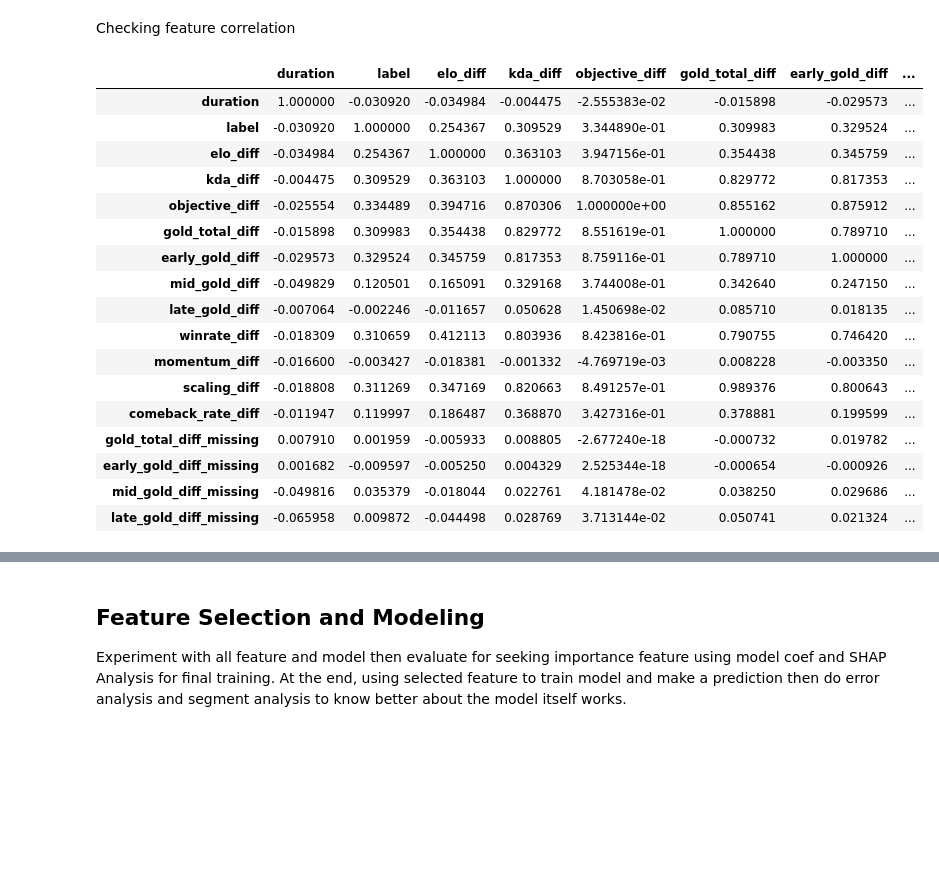
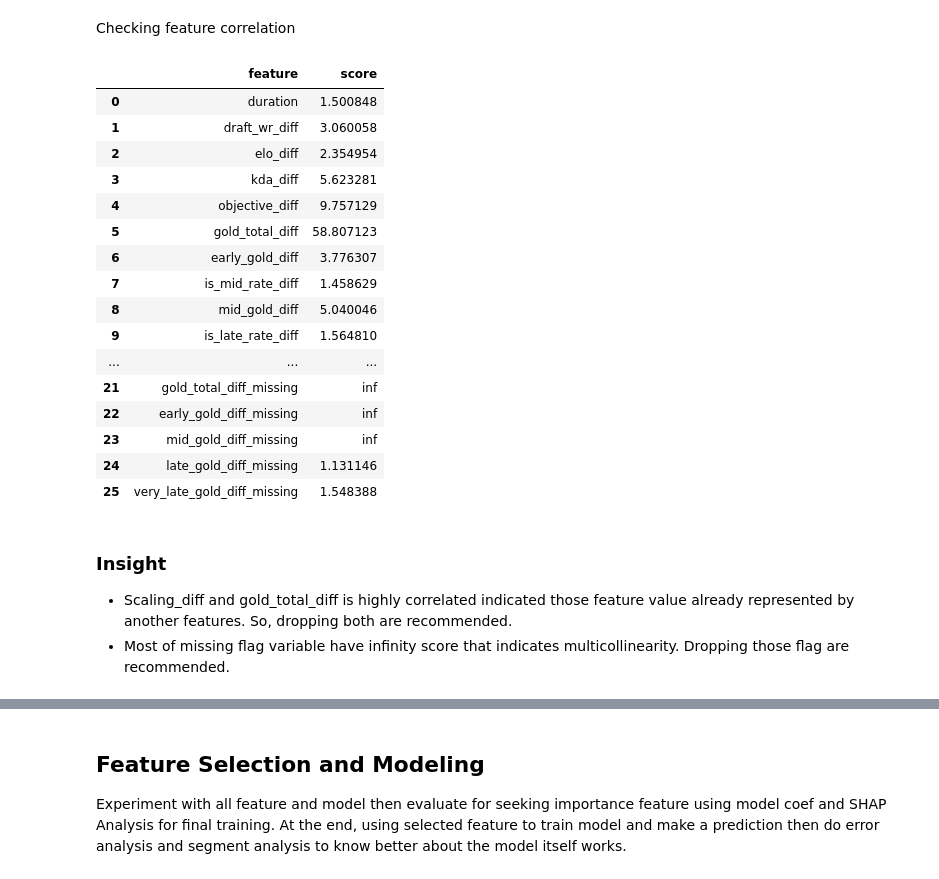
Before and after one commit to imkhlst/End-to-End-MLOps-MWorld-Champions, a Jupyter notebook: notebooks/model_experiments.ipynb, the cells around one changed output, grey strips where cells are left out. Saved outputs shown, nothing was run; the diff lists cells and outputs as text; code cells hidden in the pictures; blank space fills up the shorter version.

```diff
--- a/notebooks/model_experiments.ipynb
+++ b/notebooks/model_experiments.ipynb
@@ -109,13 +231,17 @@ df_games["kda_diff"] = diff_score(
     kda_score(df_games["home_kills"], df_games["home_assists"], df_games["home_deaths"]),
     kda_score(df_games["away_kills"], df_games["away_assists"], df_games["away_deaths"])
 )
-df_games["early_gold_diff"] = diff_score(df_games["home_gold_10mnt"], df_games["home_gold_5mnt"])
-df_games["mid_gold_diff"] = diff_score(df_games["home_gold_15mnt"], df_games["home_gold_10mnt"])
-df_games["late_gold_diff"] = diff_score(df_games["home_gold_20mnt"], df_games["home_gold_15mnt"])
-df_games["home_is_comeback"] = (((df_games["early_gold_diff"] < 0) | (df_games["mid_gold_diff"] < 0) | (df_games["early_gold_diff"] < 0)) & (df_games["home_score"] == 1)).astype(int)
-df_games["home_behind_any_phase"] = ((df_games["early_gold_diff"] < 0) | (df_games["mid_gold_diff"] < 0) | (df_games["late_gold_diff"] < 0)).astype(int)
-df_games["away_is_comeback"] = (((-(df_games["early_gold_diff"]) < 0) | (-(df_games["mid_gold_diff"]) < 0) | (-(df_games["early_gold_diff"]) < 0)) & (df_games["away_score"] == 1)).astype(int)
-df_games["away_behind_any_phase"] = ((-(df_games["early_gold_diff"]) < 0) | (-(df_games["mid_gold_diff"]) < 0) | (-(df_games["late_gold_diff"]) < 0)).astype(int)
+df_games["early_gold_diff"] = df_games["home_gold_5mnt"]
+df_games["is_mid_game"] = (df_games["duration"] >= 10.0).astype(int)
+df_games["mid_gold_diff"] = diff_score(df_games["home_gold_10mnt"], df_games["home_gold_5mnt"])
+df_games["is_late_game"] = (df_games["duration"] >= 15.0).astype(int)
+df_games["late_gold_diff"] = diff_score(df_games["home_gold_15mnt"], df_games["home_gold_10mnt"])
+df_games["is_very_late_game"] = (df_games["duration"] >= 20.0).astype(int)
+df_games["very_late_gold_diff"] = diff_score(df_games["home_gold_20mnt"], df_games["home_gold_15mnt"])
+# df_games["home_is_comeback"] = (((df_games["early_gold_diff"] < 0) | (df_games["mid_gold_diff"] < 0) | (df_games["early_gold_diff"] < 0)) & (df_games["home_score"] == 1)).astype(int)
+# df_games["home_behind_any_phase"] = ((df_games["early_gold_diff"] < 0) | (df_games["mid_gold_diff"] < 0) | (df_games["late_gold_diff"] < 0)).astype(int)
+# df_games["away_is_comeback"] = (((-(df_games["early_gold_diff"]) < 0) | (-(df_games["mid_gold_diff"]) < 0) | (-(df_games["early_gold_diff"]) < 0)) & (df_games["away_score"] == 1)).astype(int)
+# df_games["away_behind_any_phase"] = ((-(df_games["early_gold_diff"]) < 0) | (-(df_games["mid_gold_diff"]) < 0) | (-(df_games["late_gold_diff"]) < 0)).astype(int)
 df_games = df_games.drop(columns=df_games.columns[20:44])
 df_games = df_games.drop(columns=["home_status", "away_status"])
 # %%
@@ -235,9 +388,7 @@ array(['Group Stage', 'Quarterfinals', 'Semifinals', 'Grand Final',
 Merging statitistic score dataset and match statistic from aggregation into a single dataset.
 # %%
 matches_cleaned = df_matches.merge(match_stat_avg, how="left", on="match_keys")
-matches_cleaned = matches_cleaned.drop(columns=[
-    "home_is_comeback", "away_is_comeback", "home_behind_any_phase", "away_behind_any_phase", "home_comeback_rate", "away_comeback_rate", "home_team_y", "away_team_y"
-    ]).rename(columns={
+matches_cleaned = matches_cleaned.drop(columns=["home_team_y", "away_team_y"]).rename(columns={
     "home_team_x": "home_team", "away_team_x": "away_team"
 })
 matches_cleaned
@@ -260,5 +412,5 @@ Load team dataset
 # %%
-df_teams = pd.read_csv(r"E:\End-to-End-MLOps-MWorld-Champions\data\interim\teams.csv")
+df_teams = pd.read_csv(r"E:\End-to-End-ML-MWorld-Champions\data\interim\teams.csv")
 df_teams
 # %% [output]
 |  | team_name | team_region | team_id |
@@ -510,10 +687,10 @@ df_teams.sort_values(by="elo", ascending=False)
 create missing flag for missing values contained in feature
 # %%
 df_final = pd.DataFrame(history)
-for col in ["gold_total_diff", "early_gold_diff", "mid_gold_diff", "late_gold_diff"]: # "early_gold_diff", "mid_gold_diff", "late_gold_diff"
+for col in ["duration", "draft_wr_diff", "kda_diff", "objective_diff", "scaling_diff", "gold_total_diff", "early_gold_diff", "mid_gold_diff", "late_gold_diff", "very_late_gold_diff"]: # "early_gold_diff", "mid_gold_diff", "late_gold_diff"
     df_final[col] = pd.to_numeric(df_final[col], errors="coerce")
     df_final[col + "_missing"] = df_final[col].isna().astype(int)
-    df_final[col] = df_final[col].fillna(df_final[col].median())
+    df_final[col] = df_final[col].fillna(0)
 # df_final.to_csv(r"E:\End-to-End-MLOps-MWorld-Champions\data\processed\matches_stat.csv")
-df_final
+df_final.columns
 # %% [output]
@@ -533,28 +708,30 @@ df_final
 # %% [markdown]
 Checking feature correlation
 # %%
-df_final["duration"] = df_final["duration"].fillna(np.mean(df_final["duration"]), axis=0)
-df_final["kda_diff"] = df_final["kda_diff"].fillna(np.mean(df_final["kda_diff"]), axis=0)
-df_final["objective_diff"] = df_final["objective_diff"].fillna(np.mean(df_final["objective_diff"]), axis=0)
-df_final["scaling_diff"] = df_final["scaling_diff"].fillna(np.mean(df_final["scaling_diff"]), axis=0)
-numerical_feature = df_final.select_dtypes(include=np.number)
-numerical_feature.corr()
+numerical_feature = df_final.select_dtypes(include=np.number).drop(columns="label")
+vif_data = pd.DataFrame()
+vif_data["feature"] = numerical_feature.columns
+vif_data["score"] = [variance_inflation_factor(numerical_feature.values, i) for i in range(numerical_feature.shape[1])]
+vif_data
 # %% [output]
-|  | duration | label | elo_diff | kda_diff | objective_diff | gold_total_diff | early_gold_diff | ... |
-| duration | 1.000000 | -0.030920 | -0.034984 | -0.004475 | -2.555383e-02 | -0.015898 | -0.029573 | ... |
-| label | -0.030920 | 1.000000 | 0.254367 | 0.309529 | 3.344890e-01 | 0.309983 | 0.329524 | ... |
-| elo_diff | -0.034984 | 0.254367 | 1.000000 | 0.363103 | 3.947156e-01 | 0.354438 | 0.345759 | ... |
-| kda_diff | -0.004475 | 0.309529 | 0.363103 | 1.000000 | 8.703058e-01 | 0.829772 | 0.817353 | ... |
-| objective_diff | -0.025554 | 0.334489 | 0.394716 | 0.870306 | 1.000000e+00 | 0.855162 | 0.875912 | ... |
-| gold_total_diff | -0.015898 | 0.309983 | 0.354438 | 0.829772 | 8.551619e-01 | 1.000000 | 0.789710 | ... |
-| early_gold_diff | -0.029573 | 0.329524 | 0.345759 | 0.817353 | 8.759116e-01 | 0.789710 | 1.000000 | ... |
-| mid_gold_diff | -0.049829 | 0.120501 | 0.165091 | 0.329168 | 3.744008e-01 | 0.342640 | 0.247150 | ... |
-| late_gold_diff | -0.007064 | -0.002246 | -0.011657 | 0.050628 | 1.450698e-02 | 0.085710 | 0.018135 | ... |
-| winrate_diff | -0.018309 | 0.310659 | 0.412113 | 0.803936 | 8.423816e-01 | 0.790755 | 0.746420 | ... |
-| momentum_diff | -0.016600 | -0.003427 | -0.018381 | -0.001332 | -4.769719e-03 | 0.008228 | -0.003350 | ... |
-| scaling_diff | -0.018808 | 0.311269 | 0.347169 | 0.820663 | 8.491257e-01 | 0.989376 | 0.800643 | ... |
-| comeback_rate_diff | -0.011947 | 0.119997 | 0.186487 | 0.368870 | 3.427316e-01 | 0.378881 | 0.199599 | ... |
-| gold_total_diff_missing | 0.007910 | 0.001959 | -0.005933 | 0.008805 | -2.677240e-18 | -0.000732 | 0.019782 | ... |
-| early_gold_diff_missing | 0.001682 | -0.009597 | -0.005250 | 0.004329 | 2.525344e-18 | -0.000654 | -0.000926 | ... |
-| mid_gold_diff_missing | -0.049816 | 0.035379 | -0.018044 | 0.022761 | 4.181478e-02 | 0.038250 | 0.029686 | ... |
-| late_gold_diff_missing | -0.065958 | 0.009872 | -0.044498 | 0.028769 | 3.713144e-02 | 0.050741 | 0.021324 | ... |
+|  | feature | score |
+| 0 | duration | 1.500848 |
+| 1 | draft_wr_diff | 3.060058 |
+| 2 | elo_diff | 2.354954 |
+| 3 | kda_diff | 5.623281 |
+| 4 | objective_diff | 9.757129 |
+| 5 | gold_total_diff | 58.807123 |
+| 6 | early_gold_diff | 3.776307 |
+| 7 | is_mid_rate_diff | 1.458629 |
+| 8 | mid_gold_diff | 5.040046 |
+| 9 | is_late_rate_diff | 1.564810 |
+| ... | ... | ... |
+| 21 | gold_total_diff_missing | inf |
+| 22 | early_gold_diff_missing | inf |
+| 23 | mid_gold_diff_missing | inf |
+| 24 | late_gold_diff_missing | 1.131146 |
+| 25 | very_late_gold_diff_missing | 1.548388 |
+# %% [markdown]
+### Insight
+- Scaling_diff and gold_total_diff is highly correlated indicated those feature value already represented by another features. So, dropping both are recommended.
+- Most of missing flag variable have infinity score that indicates multicollinearity. Dropping those flag are recommended.
```
Also changed, not shown: parts of 39 cells of this notebook, 1 other file.
